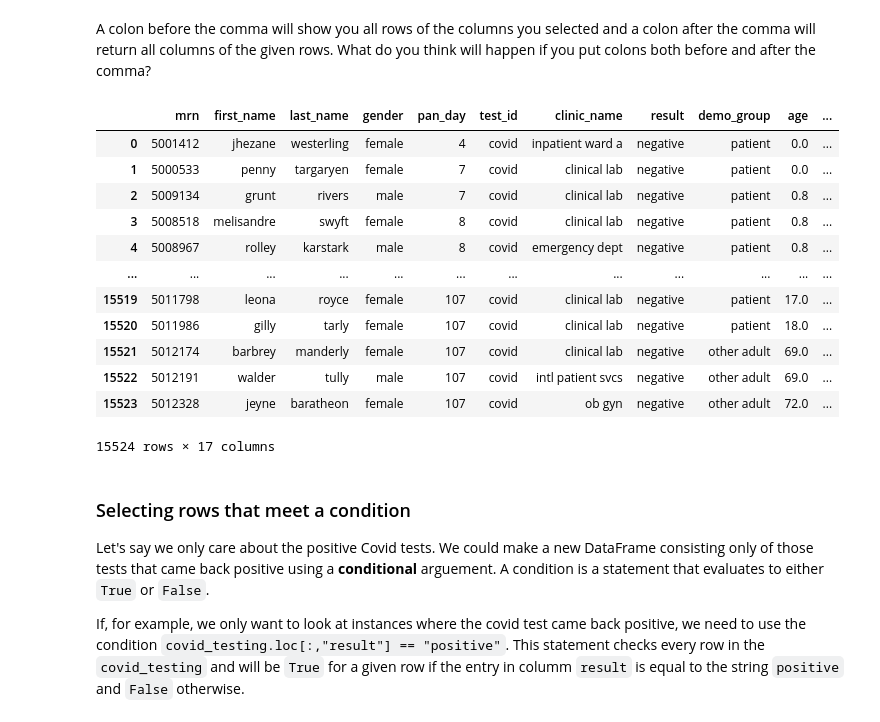
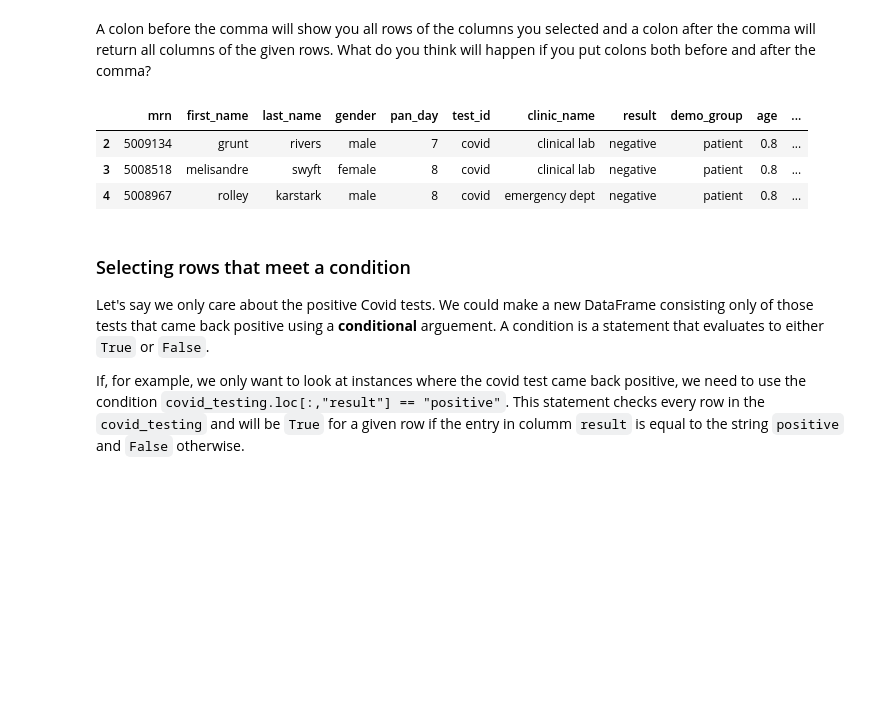
Before and after one commit to arcus/education_modules, a Jupyter notebook: pandas_transform/notebooks/dataframe_example.ipynb, the cells around one changed output. Cells and saved outputs as stored; diff of their text form; code cells hidden in the pictures; blank space fills up the shorter version.

```diff
--- a/pandas_transform/notebooks/dataframe_example.ipynb
+++ b/pandas_transform/notebooks/dataframe_example.ipynb
@@ -91,21 +101,12 @@ covid_testing.loc[:,["mrn","first_name","last_name"]]
 # %% [markdown]
 A colon before the comma will show you all rows of the columns you selected and a colon after the comma will return all columns of the given rows. What do you think will happen if you put colons both before and after the comma?
 # %%
-covid_testing.loc[:]
+covid_testing.loc[[2,3,4],:]
 # %% [output]
 |  | mrn | first_name | last_name | gender | pan_day | test_id | clinic_name | result | demo_group | age | ... |
-| 0 | 5001412 | jhezane | westerling | female | 4 | covid | inpatient ward a | negative | patient | 0.0 | ... |
-| 1 | 5000533 | penny | targaryen | female | 7 | covid | clinical lab | negative | patient | 0.0 | ... |
 | 2 | 5009134 | grunt | rivers | male | 7 | covid | clinical lab | negative | patient | 0.8 | ... |
 | 3 | 5008518 | melisandre | swyft | female | 8 | covid | clinical lab | negative | patient | 0.8 | ... |
 | 4 | 5008967 | rolley | karstark | male | 8 | covid | emergency dept | negative | patient | 0.8 | ... |
-| ... | ... | ... | ... | ... | ... | ... | ... | ... | ... | ... | ... |
-| 15519 | 5011798 | leona | royce | female | 107 | covid | clinical lab | negative | patient | 17.0 | ... |
-| 15520 | 5011986 | gilly | tarly | female | 107 | covid | clinical lab | negative | patient | 18.0 | ... |
-| 15521 | 5012174 | barbrey | manderly | female | 107 | covid | clinical lab | negative | other adult | 69.0 | ... |
-| 15522 | 5012191 | walder | tully | male | 107 | covid | intl patient svcs | negative | other adult | 69.0 | ... |
-| 15523 | 5012328 | jeyne | baratheon | female | 107 | covid | ob gyn | negative | other adult | 72.0 | ... |
-15524 rows × 17 columns
 # %% [markdown]
 ### Selecting rows that meet a condition
 
```
Also changed, not shown: parts of 11 cells of this notebook.
